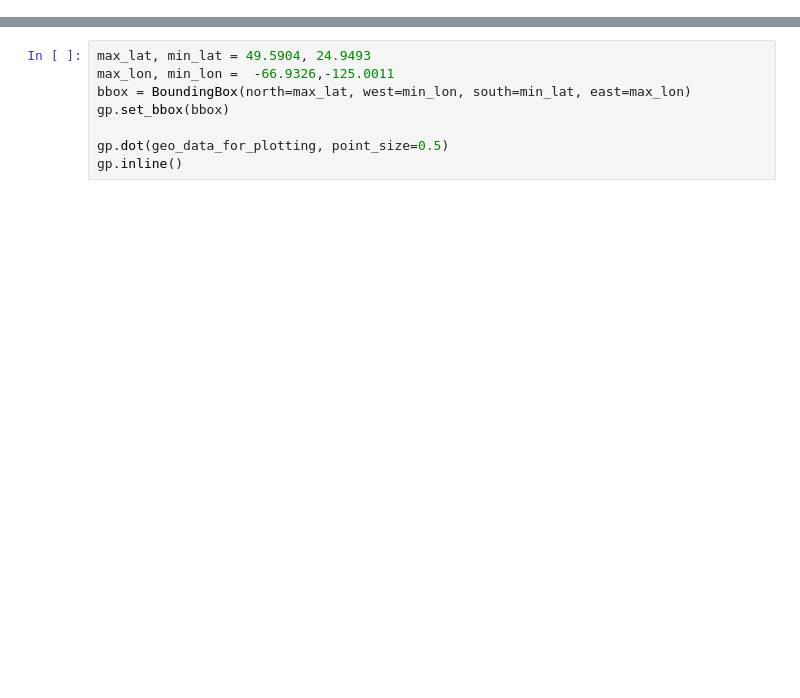
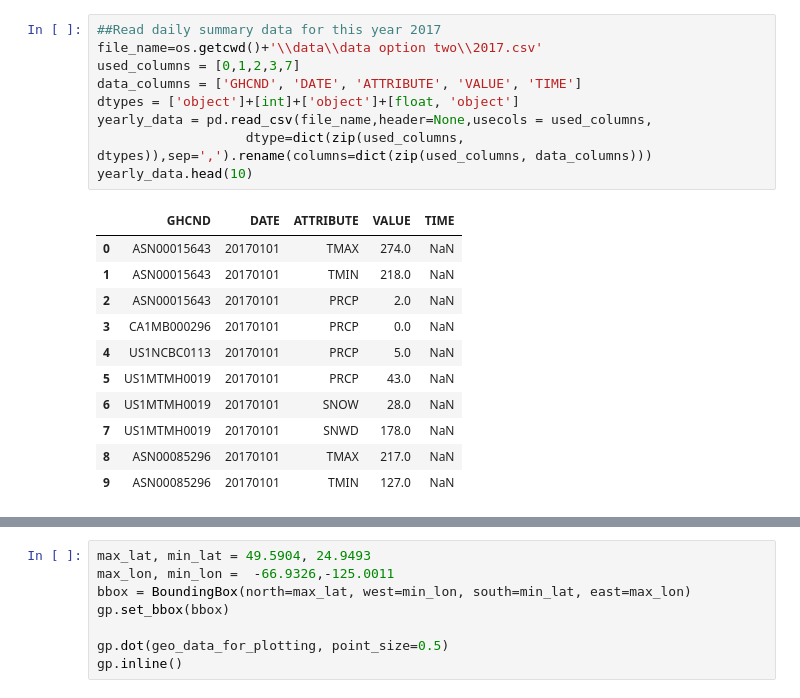
Before and after one commit to ShawnHouCHN/Advanced-Project-in-Digital-Media-Engineering-E17, a Jupyter notebook: notebooks/USA climatological station data parser.ipynb, the cells around one changed output, grey strips where cells are left out. Cells and saved outputs as stored; diff of their text form; blank space fills up the shorter version.

```diff
--- a/notebooks/USA climatological station data parser.ipynb
+++ b/notebooks/USA climatological station data parser.ipynb
@@ -254,0 +152,21 @@ usa_station_map
+# %%
+##Read daily summary data for this year 2017
+file_name=os.getcwd()+'\\data\\data option two\\2017.csv'
+used_columns = [0,1,2,3,7]
+data_columns = ['GHCND', 'DATE', 'ATTRIBUTE', 'VALUE', 'TIME']
+dtypes = ['object']+[int]+['object']+[float, 'object']
+yearly_data = pd.read_csv(file_name,header=None,usecols = used_columns,
+                   dtype=dict(zip(used_columns, dtypes)),sep=',').rename(columns=dict(zip(used_columns, data_columns)))
+yearly_data.head(10)
+# %% [output]
+|  | GHCND | DATE | ATTRIBUTE | VALUE | TIME |
+| 0 | ASN00015643 | 20170101 | TMAX | 274.0 | NaN |
+| 1 | ASN00015643 | 20170101 | TMIN | 218.0 | NaN |
+| 2 | ASN00015643 | 20170101 | PRCP | 2.0 | NaN |
+| 3 | CA1MB000296 | 20170101 | PRCP | 0.0 | NaN |
+| 4 | US1NCBC0113 | 20170101 | PRCP | 5.0 | NaN |
+| 5 | US1MTMH0019 | 20170101 | PRCP | 43.0 | NaN |
+| 6 | US1MTMH0019 | 20170101 | SNOW | 28.0 | NaN |
+| 7 | US1MTMH0019 | 20170101 | SNWD | 178.0 | NaN |
+| 8 | ASN00085296 | 20170101 | TMAX | 217.0 | NaN |
+| 9 | ASN00085296 | 20170101 | TMIN | 127.0 | NaN |
```
Also changed, not shown: parts of 24 cells of this notebook, 9 other files.
